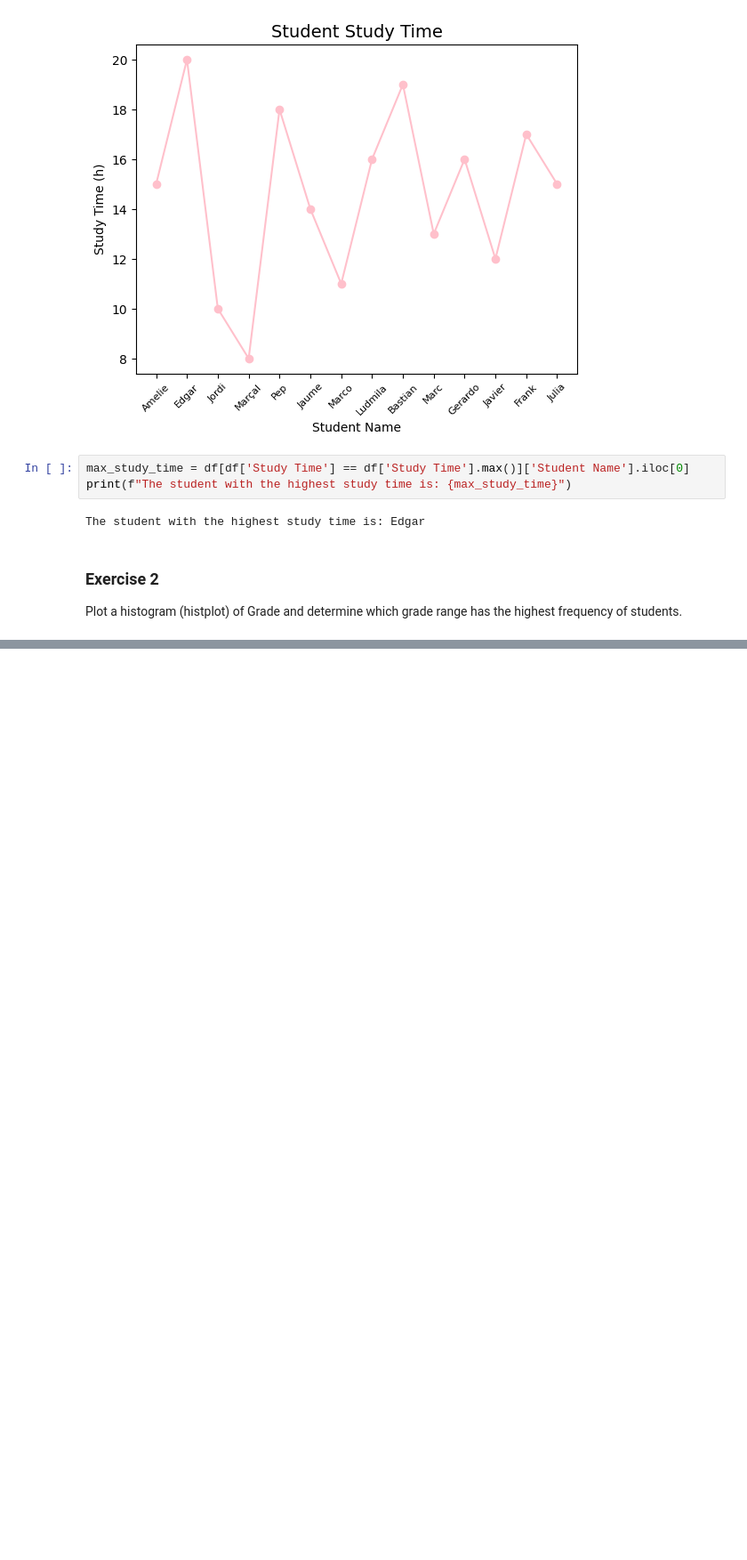
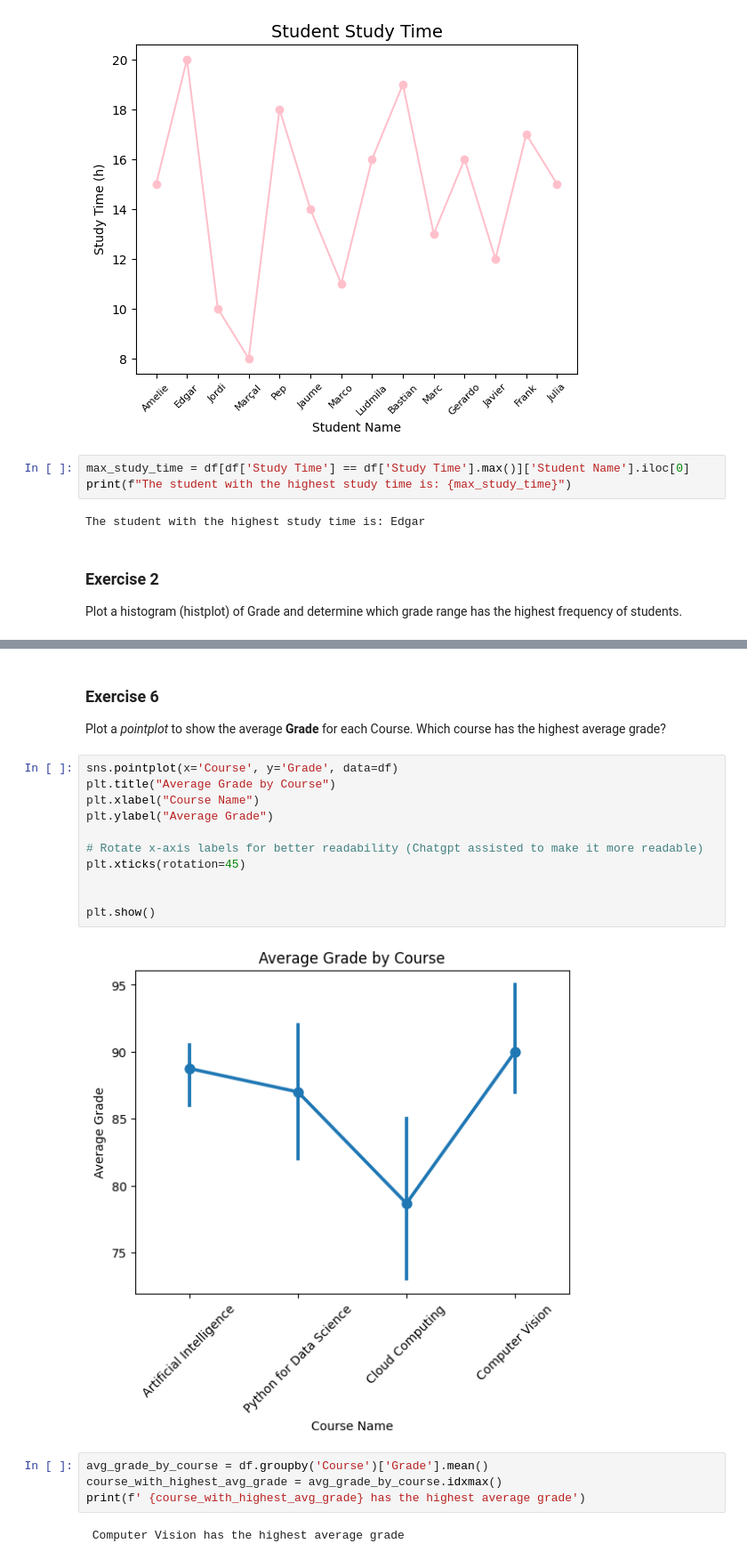
Before and after one commit to Sassinenassif/PDS_SN, a Jupyter notebook: Assignment 8/SassineAssignment8.ipynb, the cells around one changed output, grey strips where cells are left out. Shown: that part at 89% size. Drawn from its saved outputs; the diff is of its cells as text; blank space fills up the shorter version.

```diff
--- a/Assignment 8/SassineAssignment8.ipynb
+++ b/Assignment 8/SassineAssignment8.ipynb
@@ -52,0 +108,22 @@ SyntaxError: invalid syntax (1517977952.py, line 7)
+# %% [markdown]
+### Exercise 6
+Plot a *pointplot* to show the average **Grade** for each Course. Which course has the highest average grade?
+# %%
+sns.pointplot(x='Course', y='Grade', data=df)
+plt.title("Average Grade by Course")
+plt.xlabel("Course Name")
+plt.ylabel("Average Grade")
+
+# Rotate x-axis labels for better readability (Chatgpt assisted to make it more readable)
+plt.xticks(rotation=45)
+
+
+plt.show()
+# %% [output]
+[figure, added]
+# %%
+avg_grade_by_course = df.groupby('Course')['Grade'].mean()
+course_with_highest_avg_grade = avg_grade_by_course.idxmax()
+print(f' {course_with_highest_avg_grade} has the highest average grade')
+# %% [output]
+ Computer Vision has the highest average grade
```
Also changed, not shown: parts of 12 cells of this notebook, 2 other files.
